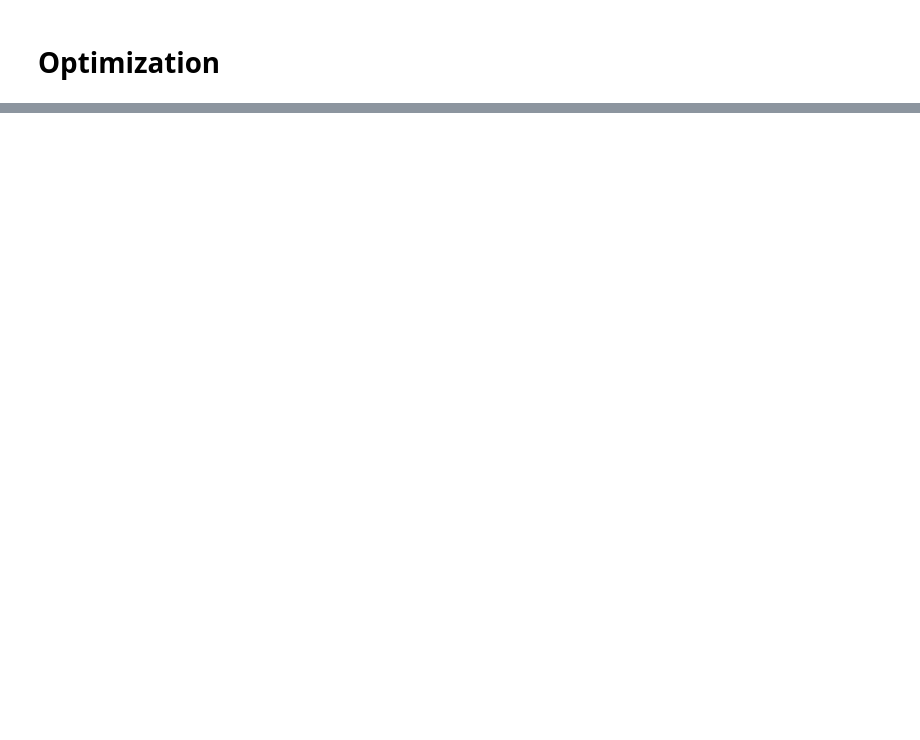
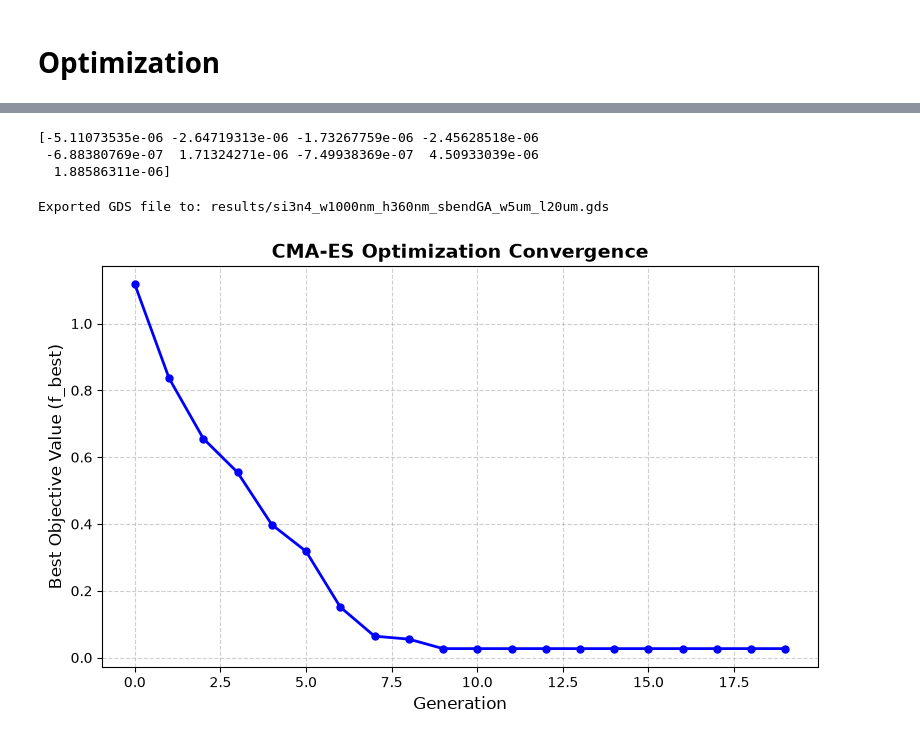
Before and after one commit to Jatsekku/photoNix, a Jupyter notebook: workspace/examples/lumerical/jupyter/stripWaveguide_sBend.ipynb, the cells around one changed output, grey strips where cells are left out. Drawn from its saved outputs; the diff is of its cells as text; code cells hidden in the pictures; blank space fills up the shorter version.

```diff
--- a/workspace/examples/lumerical/jupyter/stripWaveguide_sBend.ipynb
+++ b/workspace/examples/lumerical/jupyter/stripWaveguide_sBend.ipynb
@@ -195,7 +206,7 @@ substrate_thickness = 100*um
 substrate_z_max = clad_center_z - clad_thickness/2
 substrate_z_min = substrate_z_max - substrate_thickness
 
-def bezier_curve(control_points, num_points=100):
+def bezier_curve(control_points, num_points=99):
     t = np.linspace(0, 1, num_points)
     curve = np.zeros((num_points, 2))
     n = len(control_points) - 1  # degree of the Bézier curve
@@ -214,7 +225,7 @@ def make_sbend(v):
     sbend_bot_points = np.array(
         [
             p_input,
-            [v[0], v[1]],
+            [v[0], p_input[1]],
             [v[2], v[3]],
             [v[4], 0],
             [v[5], v[6]],
@@ -270,6 +281,8 @@ sbend_initial_v = np.array([
     p5[0], p5[1]
 ])
 
+#TEST ONLY!
+sbend_initial_v = v_opt
 remove("s-bend")
 make_sbend(sbend_initial_v)
 
@@ -405,11 +482,11 @@ def objective_function(xs):
     return T
 # %%
-dim = len(x0)
-population_size = 10
-max_generations = 12
-sigma0 = 0.05
+dim = len(sbend_initial_v)
+population_size = 13
+max_generations = 20
+sigma0 = 150*nm
 random_seed = 12345
 
 es = cma.CMAEvolutionStrategy(
-    x0, sigma0, {"popsize": population_size, "maxiter": max_generations, "seed": random_seed}
+    sbend_initial_v, sigma0, {"popsize": population_size, "maxiter": max_generations, "seed": random_seed}
 )
@@ -430,0 +586,62 @@ while not es.stop():
+# %%
+v_opt = es.result[0]
+print(v_opt)
+# %% [output]
+[-5.11073535e-06 -2.64719313e-06 -1.73267759e-06 -2.45628518e-06
+ -6.88380769e-07  1.71324271e-06 -7.49938369e-07  4.50933039e-06
+  1.88586311e-06]
+# %%
+# Export GDS
+PDK.activate()
+gf.clear_cache()
+
+c = gf.Component("s-bend")
+
+# Geometry
+vertices = solver.getnamed("s-bend", "vertices") * 1e6
+c.add_polygon(vertices, layer=(1, 0))
+
+# Ports
+port_in = ((-sbend_length/2) * 1e6, (-sbend_width/2) * 1e6)
+c.add_port(
+    name="opt_in",
+    center=port_in,
+    width=core_width * 1e6,
+    orientation=180,
+    layer=(1, 0)
+)
+port_out = ((sbend_length/2) * 1e6, (sbend_width/2) * 1e6)
+c.add_port(
+    name="opt_out",
+    center=port_out,
+    width=core_width * 1e6,
+    orientation=0,
+    layer=(1, 0)
+)
+
+# 5. Export GDS (fully readable with ports by GDSFactory later)
+gds_filename = f"results/{experiment_name}.gds"
+c.write_gds(gds_filename)
+print(f"Exported GDS file to: {gds_filename}")
+# %% [output]
+Exported GDS file to: results/si3n4_w1000nm_h360nm_sbendGA_w5um_l20um.gds
+# %%
+# 1. Extract generations and f_best values from your dictionary
+generations = [gen["gen"] for gen in optimization_data["generations"]]
+best_fitness_values = [gen["f_best"] for gen in optimization_data["generations"]]
+
+# 2. Create the plot
+plt.figure(figsize=(8, 5))
+plt.plot(generations, best_fitness_values, marker='o', linestyle='-', color='b', linewidth=2, markersize=5)
+
+# 3. Add labels, grid, and title
+plt.title("CMA-ES Optimization Convergence", fontsize=14, fontweight='bold')
+plt.xlabel("Generation", fontsize=12)
+plt.ylabel("Best Objective Value (f_best)", fontsize=12)
+plt.grid(True, linestyle='--', alpha=0.6)
+
+# 4. Show the plot
+plt.tight_layout()
+plt.show()
+# %% [output]
+[figure, added]
```
Also changed, not shown: parts of 17 cells of this notebook, 3 other files.
